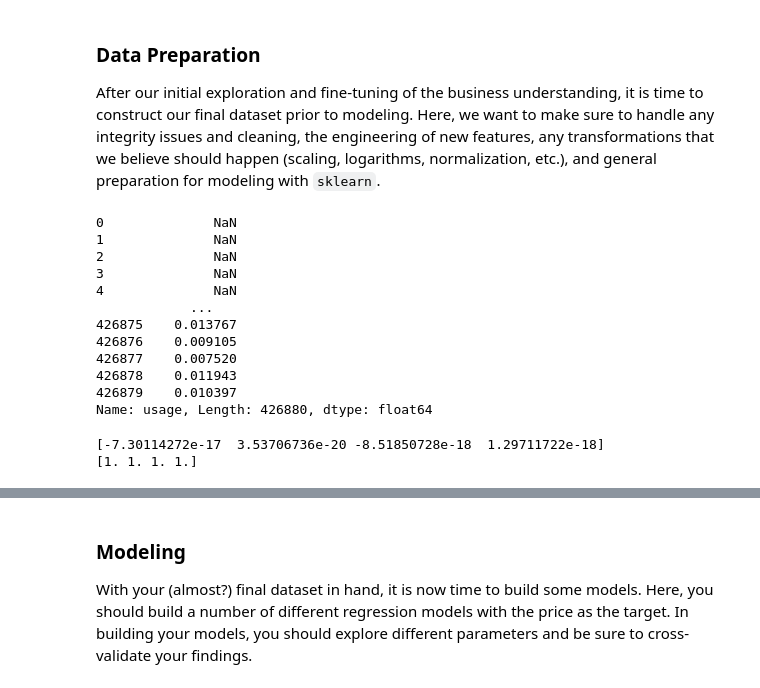
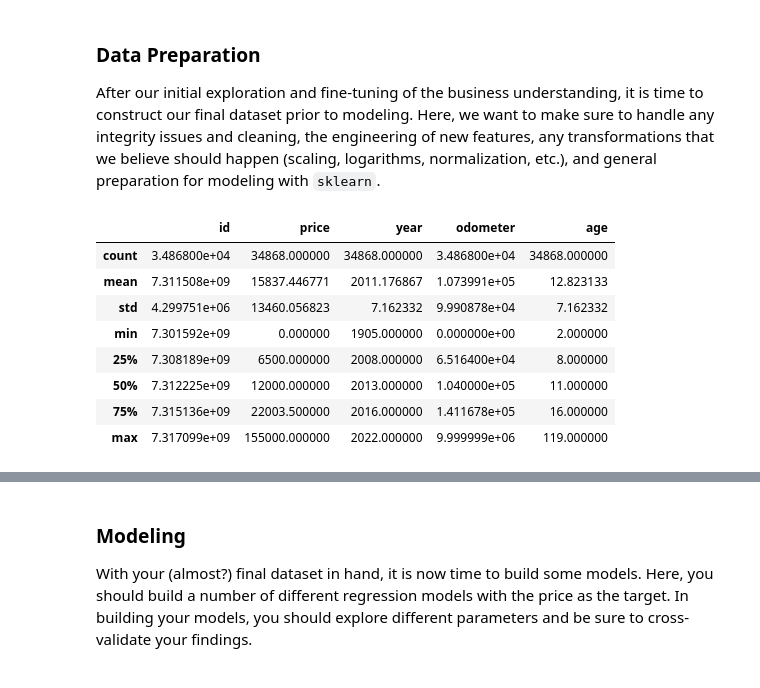
Before and after one commit to Mapurin-ucsc/Car-Price-DataAnalysis, a Jupyter notebook: practical_application_II_starter/prompt_II.ipynb, the cells around one changed output, grey strips where cells are left out. Saved outputs shown, nothing was run; the diff lists cells and outputs as text; code cells hidden in the pictures.

```diff
--- a/practical_application_II_starter/prompt_II.ipynb
+++ b/practical_application_II_starter/prompt_II.ipynb
@@ -127,31 +120,17 @@ data = df.drop(columns=['size', 'VIN'])
+# %%
+data = df.copy()
+data = data.dropna()
 # %%
-#engineering features like age and usage
-
+#engineering features like age
 data['age'] = 2024 - data['year']
-data['usage'] = data['price'] / data['odometer'].replace(0, np.nan)
-
-#print usage column
-print(data['usage'])
+data.describe()
 # %% [output]
-0              NaN
-1              NaN
-2              NaN
-3              NaN
-4              NaN
-            ...
-426875    0.013767
-426876    0.009105
-426877    0.007520
-426878    0.011943
-426879    0.010397
-Name: usage, Length: 426880, dtype: float64
+|  | id | price | year | odometer | age |
+| count | 3.486800e+04 | 34868.000000 | 34868.000000 | 3.486800e+04 | 34868.000000 |
+| mean | 7.311508e+09 | 15837.446771 | 2011.176867 | 1.073991e+05 | 12.823133 |
+| std | 4.299751e+06 | 13460.056823 | 7.162332 | 9.990878e+04 | 7.162332 |
+| min | 7.301592e+09 | 0.000000 | 1905.000000 | 0.000000e+00 | 2.000000 |
+| 25% | 7.308189e+09 | 6500.000000 | 2008.000000 | 6.516400e+04 | 8.000000 |
+| 50% | 7.312225e+09 | 12000.000000 | 2013.000000 | 1.040000e+05 | 11.000000 |
+| 75% | 7.315136e+09 | 22003.500000 | 2016.000000 | 1.411678e+05 | 16.000000 |
+| max | 7.317099e+09 | 155000.000000 | 2022.000000 | 9.999999e+06 | 119.000000 |
-# %%
-# scale important columns
-scaler = StandardScaler()
-cols = ['age', 'price', 'odometer', 'usage']
-data[cols] = scaler.fit_transform(data[cols])
-print(scaler.mean_)
-print(scaler.var_)
-# %% [output]
-[-7.30114272e-17  3.53706736e-20 -8.51850728e-18  1.29711722e-18]
-[1. 1. 1. 1.]
```
Also changed, not shown: parts of 11 cells of this notebook.
